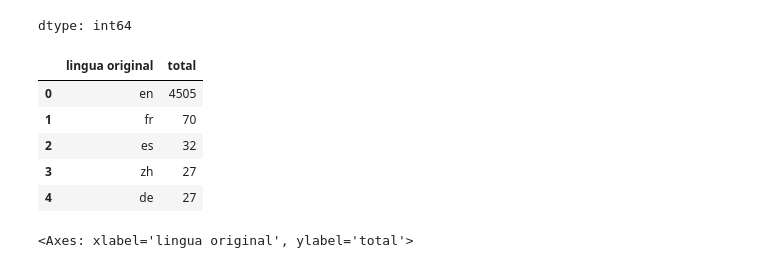
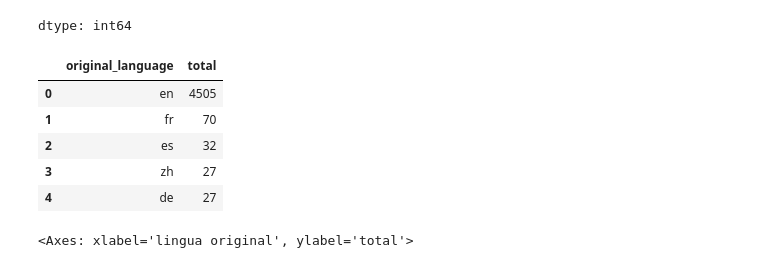
Before and after one commit to DeniseYuki/-Data-Science-analise-e-visualiza-o-de-dado, a Jupyter notebook: Introdução_a_Data_Science.ipynb, the cells around one changed output. Drawn from its saved outputs; the diff is of its cells as text; code cells hidden in the pictures.

```diff
--- a/Introdução_a_Data_Science.ipynb
+++ b/Introdução_a_Data_Science.ipynb
@@ -282,10 +286,10 @@ dtype: int64
 #contagem_de_lingua = tmdb.original_language.value_counts().to_frame()
 # %%
 contagem_de_lingua = tmdb.original_language.value_counts().to_frame().reset_index()
-contagem_de_lingua.columns = ["lingua original", "total"]
+contagem_de_lingua.columns = ["original_language", "total"]
 contagem_de_lingua.head()
 # %% [output]
-|  | lingua original | total |
+|  | original_language | total |
 | 0 | en | 4505 |
 | 1 | fr | 70 |
 | 2 | es | 32 |
```
Also changed, not shown: parts of 2 cells of this notebook.
